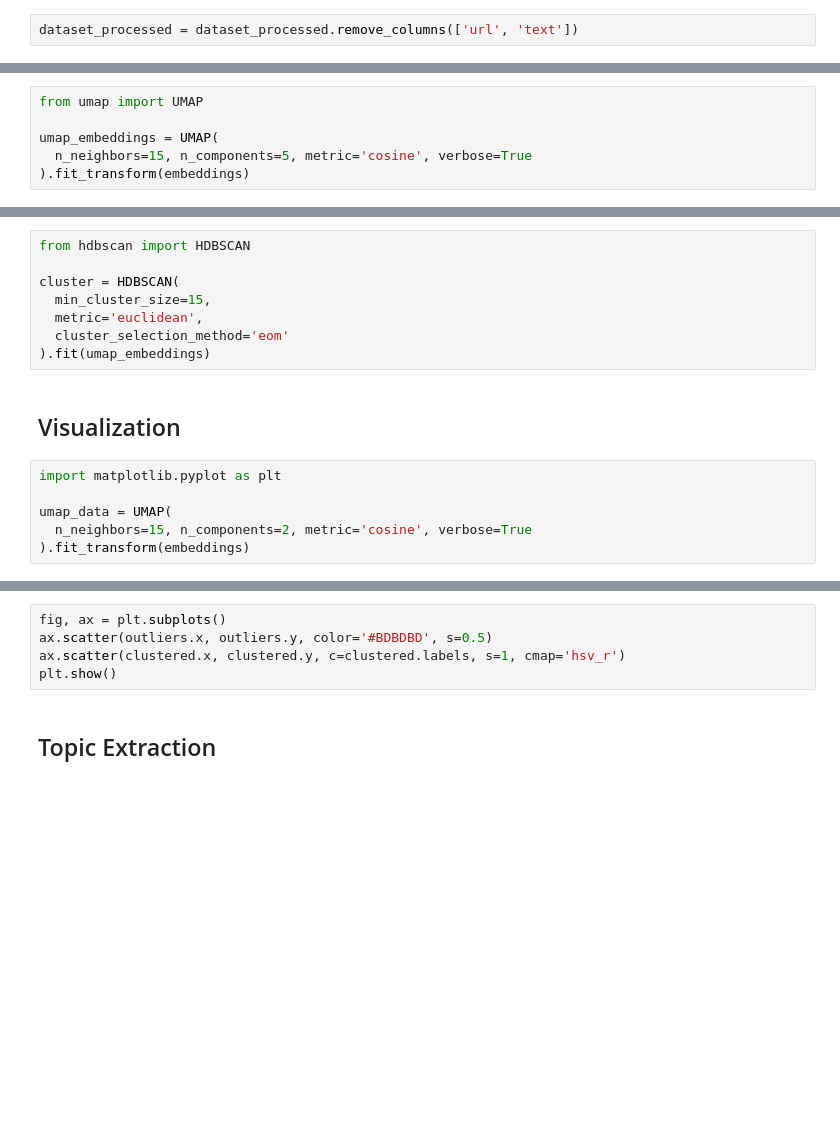
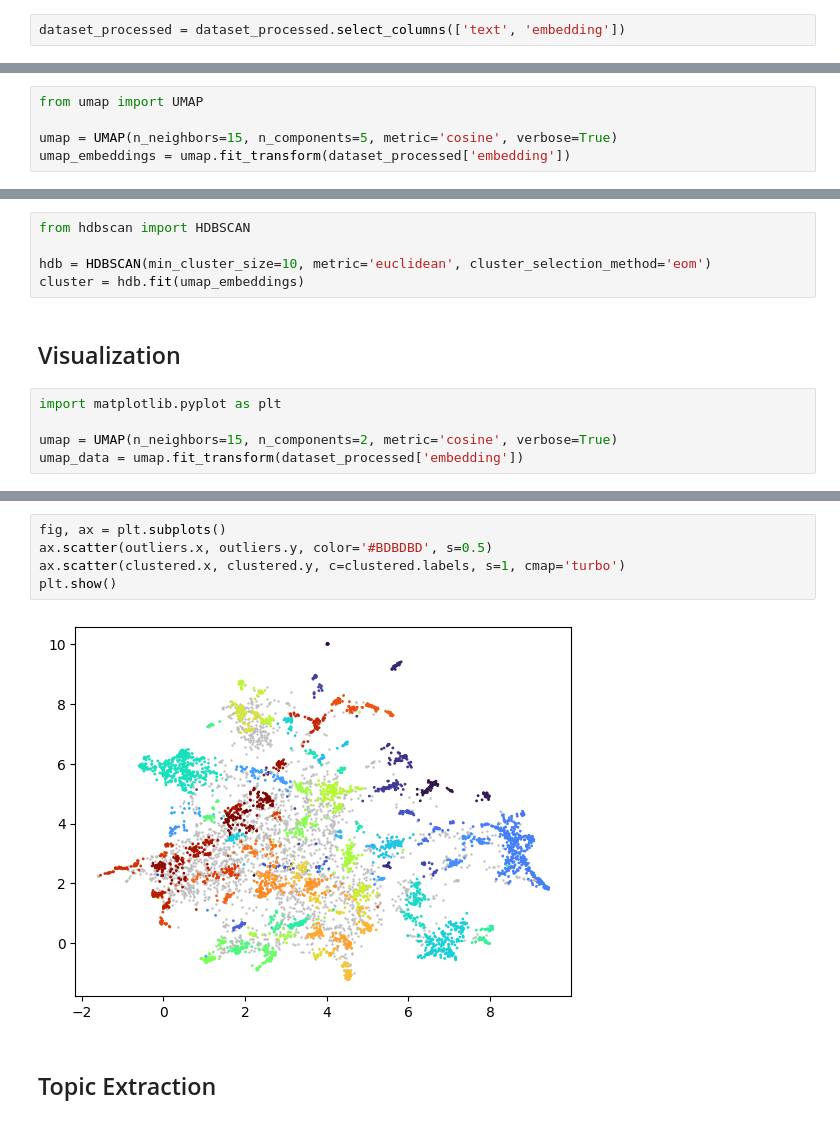
Before and after one commit to TextminR/ai-lab, a Jupyter notebook: data-generation/top2vec.ipynb, the cells around one changed output, grey strips where cells are left out. Cells and saved outputs as stored; diff of their text form; blank space fills up the shorter version.

```diff
--- a/data-generation/top2vec.ipynb
+++ b/data-generation/top2vec.ipynb
@@ -31,10 +54,9 @@ dataset_processed = dataset.map(process_row)
 # %%
-dataset_processed = dataset_processed.remove_columns(['url', 'text'])
+dataset_processed = dataset_processed.select_columns(['text', 'embedding'])
 # %% [markdown]
 ## UMAP
 # %%
 from umap import UMAP
 
-umap_embeddings = UMAP(
-  n_neighbors=15, n_components=5, metric='cosine', verbose=True
-).fit_transform(embeddings)
+umap = UMAP(n_neighbors=15, n_components=5, metric='cosine', verbose=True)
+umap_embeddings = umap.fit_transform(dataset_processed['embedding'])
@@ -43,16 +91,12 @@ umap_embeddings = UMAP(
 # %%
 from hdbscan import HDBSCAN
 
-cluster = HDBSCAN(
-  min_cluster_size=15,
-  metric='euclidean',
-  cluster_selection_method='eom'
-).fit(umap_embeddings)
+hdb = HDBSCAN(min_cluster_size=10, metric='euclidean', cluster_selection_method='eom')
+cluster = hdb.fit(umap_embeddings)
 # %% [markdown]
 ## Visualization
 # %%
 import matplotlib.pyplot as plt
 
-umap_data = UMAP(
-  n_neighbors=15, n_components=2, metric='cosine', verbose=True
-).fit_transform(embeddings)
+umap = UMAP(n_neighbors=15, n_components=2, metric='cosine', verbose=True)
+umap_data = umap.fit_transform(dataset_processed['embedding'])
@@ -64,8 +143,10 @@ clustered = result.loc[result.labels != -1, :]
 # %%
 fig, ax = plt.subplots()
 ax.scatter(outliers.x, outliers.y, color='#BDBDBD', s=0.5)
-ax.scatter(clustered.x, clustered.y, c=clustered.labels, s=1, cmap='hsv_r')
+ax.scatter(clustered.x, clustered.y, c=clustered.labels, s=1, cmap='turbo')
 plt.show()
+# %% [output]
+[figure, added]
 # %% [markdown]
 ## Topic Extraction
 # %%
```
Also changed, not shown: parts of 15 cells of this notebook, 8 other files.
